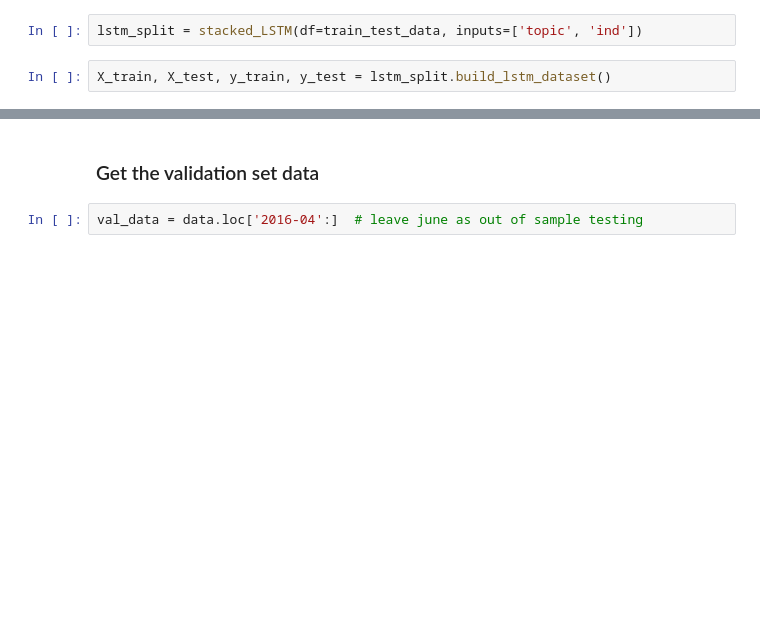
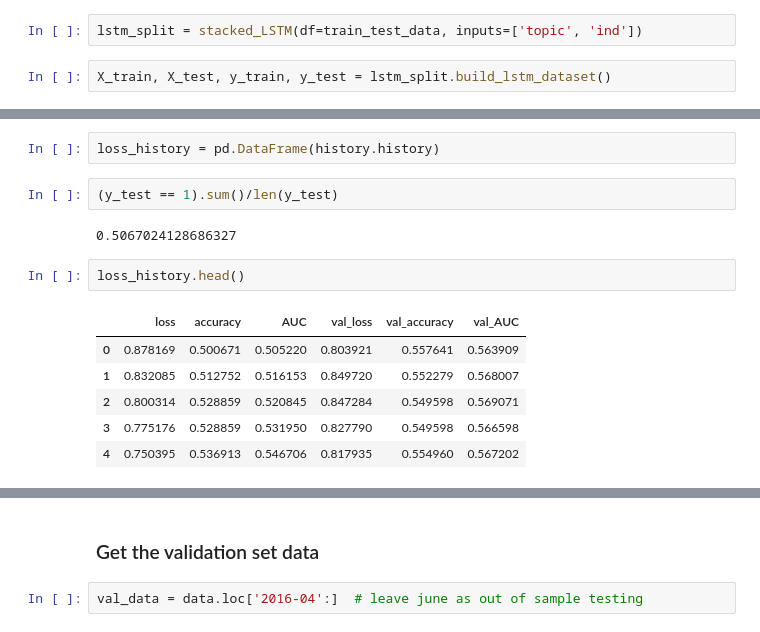
Before and after one commit to Davidpazn/DJIA-Direction-Prediction, a Jupyter notebook: notebooks/KerasTuner StackedLSTM.ipynb, the cells around one changed output, grey strips where cells are left out. Cells and saved outputs as stored; diff of their text form; blank space fills up the shorter version.

```diff
--- a/notebooks/KerasTuner StackedLSTM.ipynb
+++ b/notebooks/KerasTuner StackedLSTM.ipynb
@@ -461,0 +563,15 @@ Epoch 00006: val_AUC did not improve from 0.51281
+# %%
+loss_history = pd.DataFrame(history.history)
+# %%
+(y_test == 1).sum()/len(y_test)
+# %% [output]
+0.5067024128686327
+# %%
+loss_history.head()
+# %% [output]
+|  | loss | accuracy | AUC | val_loss | val_accuracy | val_AUC |
+| 0 | 0.878169 | 0.500671 | 0.505220 | 0.803921 | 0.557641 | 0.563909 |
+| 1 | 0.832085 | 0.512752 | 0.516153 | 0.849720 | 0.552279 | 0.568007 |
+| 2 | 0.800314 | 0.528859 | 0.520845 | 0.847284 | 0.549598 | 0.569071 |
+| 3 | 0.775176 | 0.528859 | 0.531950 | 0.827790 | 0.549598 | 0.566598 |
+| 4 | 0.750395 | 0.536913 | 0.546706 | 0.817935 | 0.554960 | 0.567202 |
```
Also changed, not shown: parts of 24 cells of this notebook.
